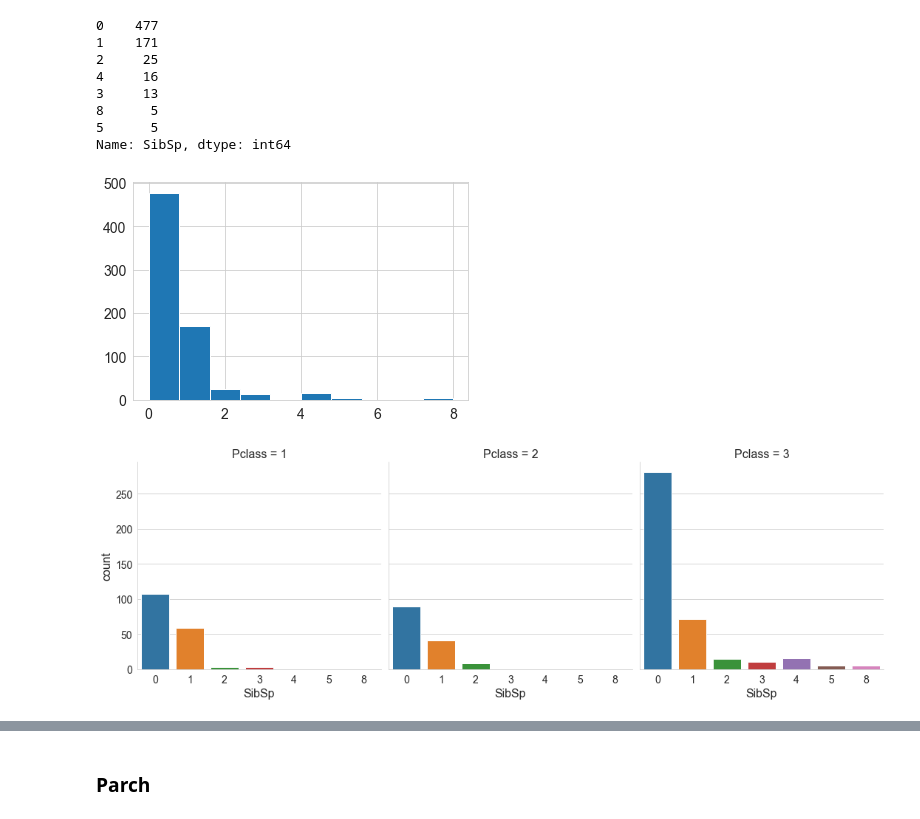
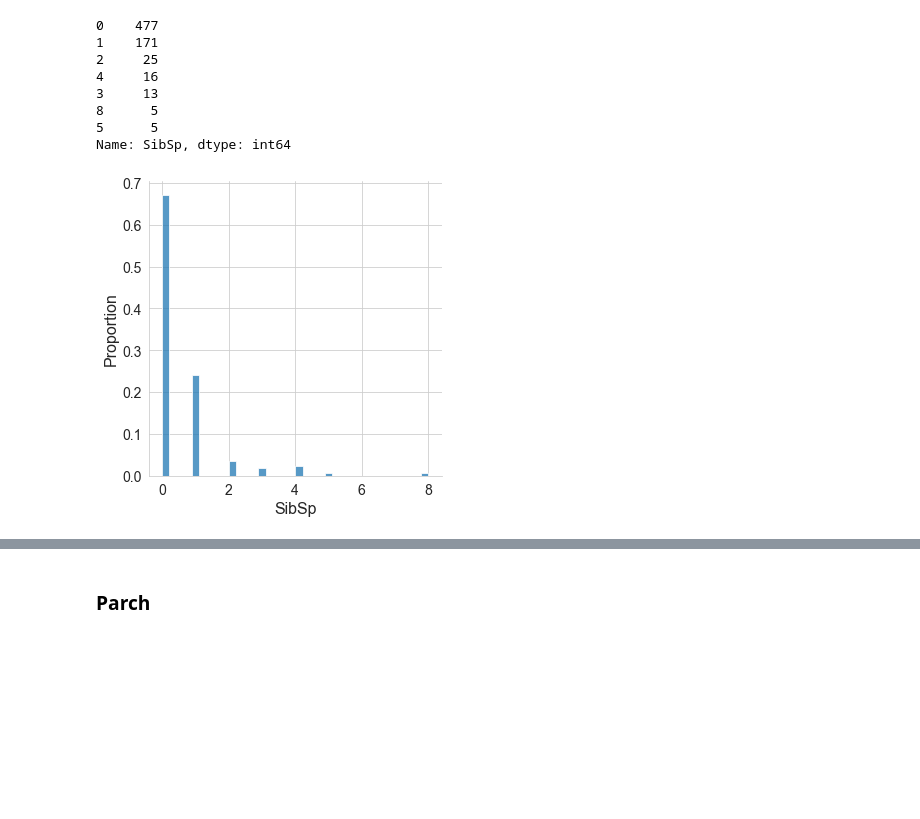
Before and after one commit to AlekseiBogachev/Titanic-Machine-Learning-from-Disaster, a Jupyter notebook: sources/Titanic-Machine-Learning-from-Disaster.ipynb, the cells around one changed output, grey strips where cells are left out. Saved outputs shown, nothing was run; the diff lists cells and outputs as text; code cells hidden in the pictures; blank space fills up the shorter version.

```diff
--- a/sources/Titanic-Machine-Learning-from-Disaster.ipynb
+++ b/sources/Titanic-Machine-Learning-from-Disaster.ipynb
@@ -658,5 +658,5 @@ plt.show()
 # %% [output]
 [figure]
 # %%
-exploratory_set['AgeGroup'] = pd.cut(exploratory_set.Age, 5, labels=list(range(5)))
+# exploratory_set['AgeGroup'] = pd.cut(exploratory_set.Age, 5, labels=list(range(5)))
 # %%
@@ -705,3 +673,3 @@ plt.show()
 # %%
-exploratory_set.AgeGroup = exploratory_set.AgeGroup.astype('float')
+# exploratory_set.AgeGroup = exploratory_set.AgeGroup.astype('float')
 # %%
@@ -760,16 +724,8 @@ exploratory_set.SibSp.value_counts(dropna=False)
 5      5
 Name: SibSp, dtype: int64
 # %%
-exploratory_set.SibSp.hist()
+sns.displot(exploratory_set.SibSp, stat='proportion', kde=False)
+# plt.savefig('../docs/images/sibsp_distribution.pdf', bbox_inches='tight')
 plt.show()
-
-# sns.displot(exploratory_set.Age, stat='density', kde=True)
-# plt.savefig('../docs/images/age_distribution.pdf', bbox_inches='tight')
-# plt.show()
 # %% [output]
-[figure, old version]
+[figure, new version]
-# %%
-sns.catplot(data=exploratory_set, x='SibSp', col='Pclass', kind='count', ci=None)
-plt.show()
-# %% [output]
-[figure, removed]
```
Also changed, not shown: parts of 26 cells of this notebook, 13 other files.
